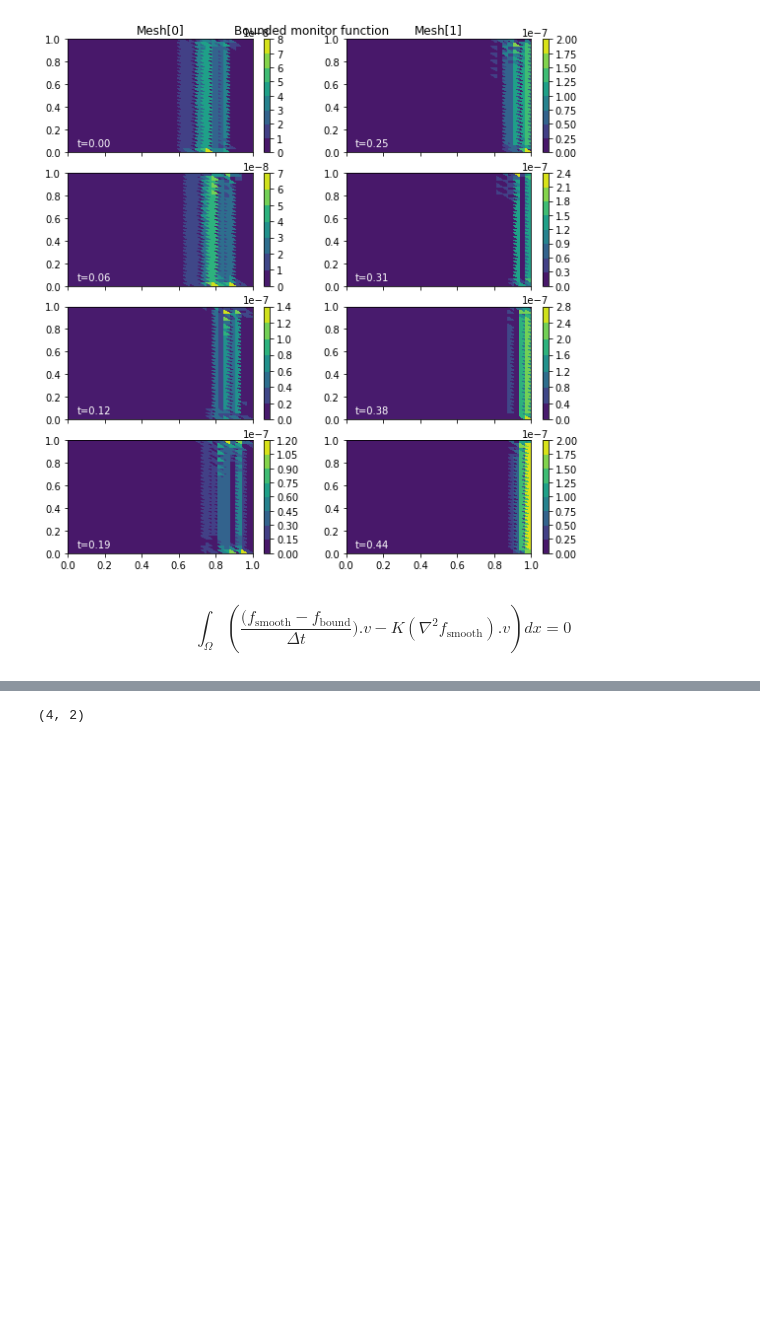
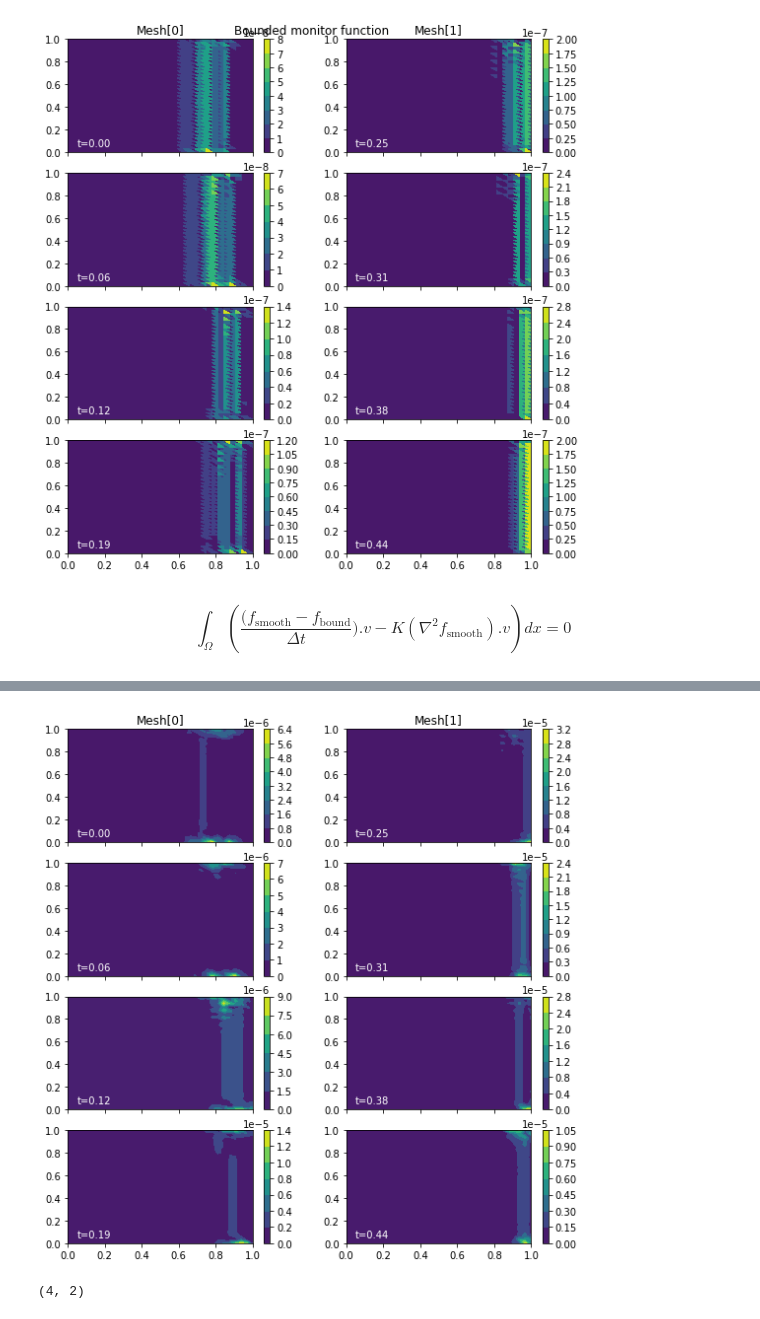
Before and after one commit to acse-akm121/oceans_goma, a Jupyter notebook: goma/src/GoalOrientedExample.ipynb, the cells around one changed output, grey strips where cells are left out. Drawn from its saved outputs; the diff is of its cells as text; code cells hidden in the pictures; blank space fills up the shorter version.

```diff
--- a/goma/src/GoalOrientedExample.ipynb
+++ b/goma/src/GoalOrientedExample.ipynb
@@ -651,0 +672,41 @@ Text(0.5, 0.98, '(1x Smooth) Monitor Function')
+# %%
+def plot_indicator_snapshots_magnitude(indicators, time_partition, **kwargs):
+    """
+    Plot a sequence of snapshots associated with
+    ``indicators`` and :class:`TimePartition`
+    ``time_partition``.
+
+    Any keyword arguments are passed to ``tricontourf``.
+
+    :arg indicators: list of list of indicators,
+        indexed by mesh sequence index, then timestep
+    :arg time_partition: the :class:`TimePartition`
+        object used to solve the problem
+    """
+    P = time_partition
+    rows = P.exports_per_subinterval[0] - 1
+    cols = P.num_subintervals
+    steady = rows == cols == 1
+    figsize = kwargs.pop("figsize", (6 * cols, 24 // cols))
+    fig, axes = plt.subplots(rows, cols, sharex="col", figsize=figsize)
+    tcs = []
+    for i, indi_step in enumerate(indicators):
+        ax = axes if steady else axes[0] if cols == 1 else axes[0, i]
+        ax.set_title(f"Mesh[{i}]")
+        tc = []
+        for j, indi in enumerate(indi_step):
+            ax = axes if steady else axes[j] if cols == 1 else axes[j, i]
+            # Element-wise norm for the indicators
+            tc.append(tricontourf(indi, axes=ax, **kwargs))
+            if not steady:
+                time = i * P.end_time/cols + j * P.timesteps_per_export[i] * P.timesteps[i]
+                ax.annotate(f"t={time:.2f}", (0.05, 0.05), color="white")
+        tcs.append(tc)
+    plt.tight_layout()
+    return fig, axes, tcs
+fig, axs, tcs = plot_indicator_snapshots(gradients, time_partition, cmap='viridis', figsize=figsize)
+for i in range(axs.shape[1]):
+    for j in range(axs.shape[0]):
+        fig.colorbar(tcs[i][j], ax=axs[j, i])
+# %% [output]
+[figure, added]
```
Also changed, not shown: parts of 4 cells of this notebook, 5 other files.
